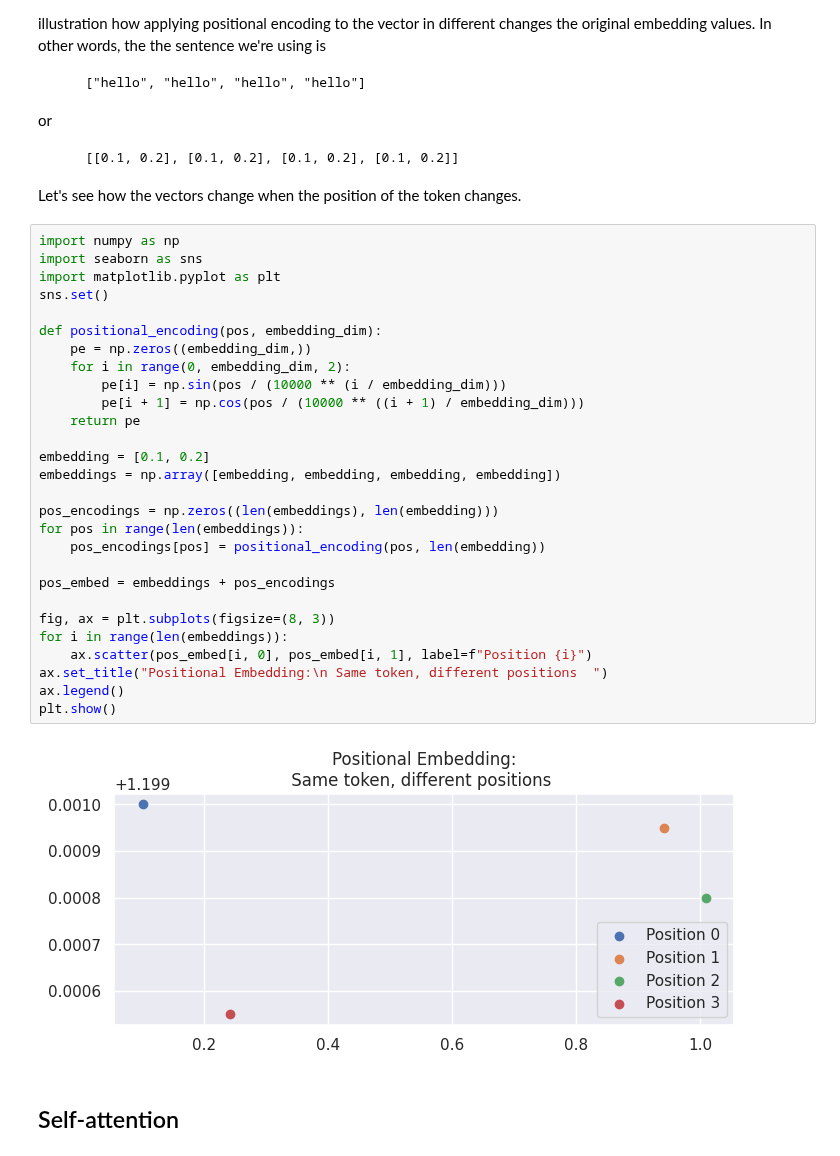
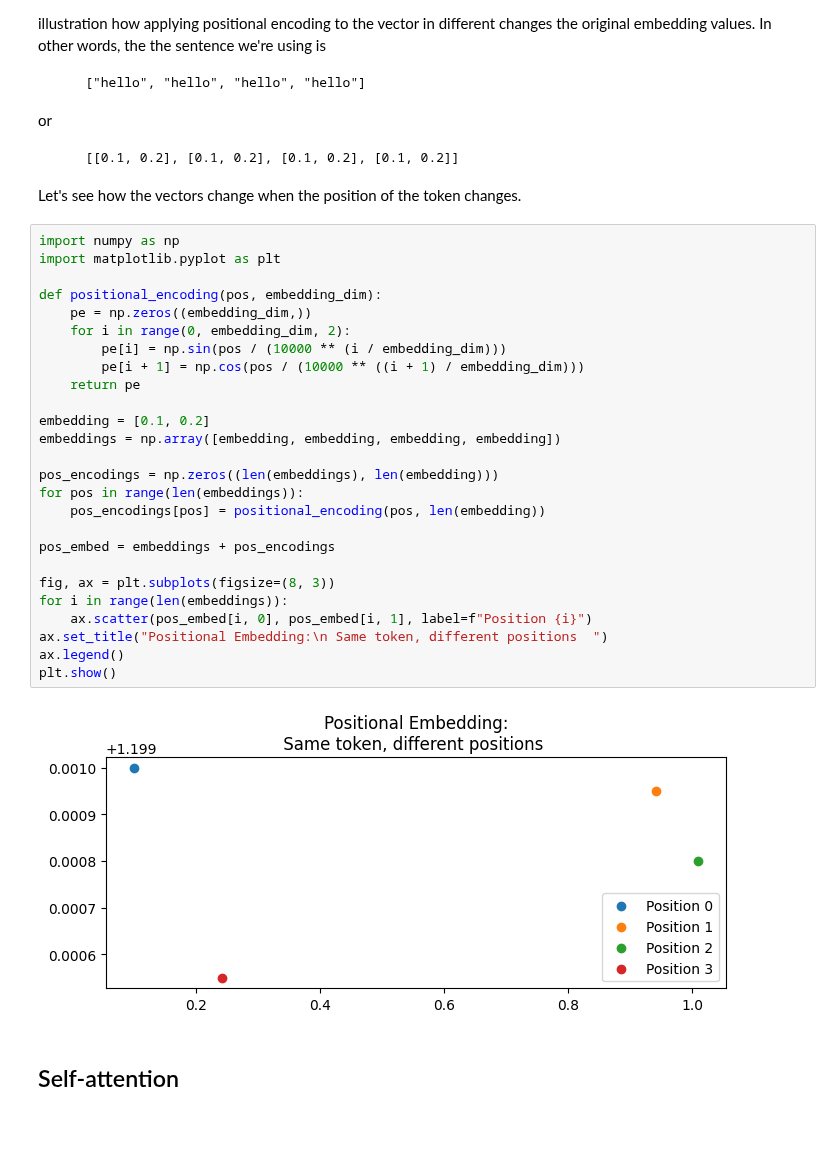
Before and after one commit to ratteripenta/transformers-seminar-workshop, a Jupyter notebook: notebooks/workshop-2/01-transformer-concepts.ipynb, the cells around one changed output. Saved outputs shown, nothing was run; the diff lists cells and outputs as text; blank space fills up the shorter version.

```diff
--- a/notebooks/workshop-2/01-transformer-concepts.ipynb
+++ b/notebooks/workshop-2/01-transformer-concepts.ipynb
@@ -77,34 +76,32 @@ or
 Let's see how the vectors change when the position of the token changes.
 # %%
 import numpy as np
-import seaborn as sns
 import matplotlib.pyplot as plt
-sns.set()
 
 def positional_encoding(pos, embedding_dim):
     pe = np.zeros((embedding_dim,))
     for i in range(0, embedding_dim, 2):
         pe[i] = np.sin(pos / (10000 ** (i / embedding_dim)))
         pe[i + 1] = np.cos(pos / (10000 ** ((i + 1) / embedding_dim)))
     return pe
 
 embedding = [0.1, 0.2]
 embeddings = np.array([embedding, embedding, embedding, embedding])
 
 pos_encodings = np.zeros((len(embeddings), len(embedding)))
 for pos in range(len(embeddings)):
     pos_encodings[pos] = positional_encoding(pos, len(embedding))
 
 pos_embed = embeddings + pos_encodings
 
 fig, ax = plt.subplots(figsize=(8, 3))
 for i in range(len(embeddings)):
     ax.scatter(pos_embed[i, 0], pos_embed[i, 1], label=f"Position {i}")
 ax.set_title("Positional Embedding:\n Same token, different positions  ")
 ax.legend()
 plt.show()
 # %% [output]
-[figure, old version]
+[figure, new version]
 # %% [markdown]
 ## Self-attention
 # %% [markdown]
```
Also changed, not shown: parts of 5 cells of this notebook, 3 other files.
